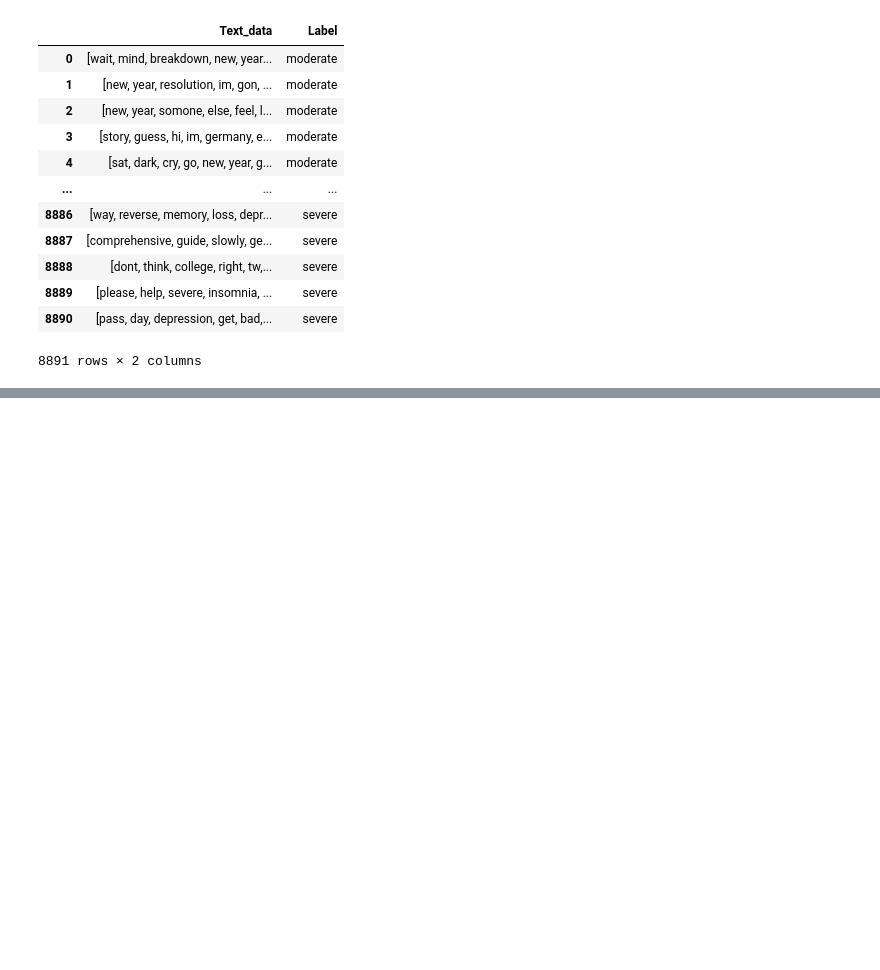
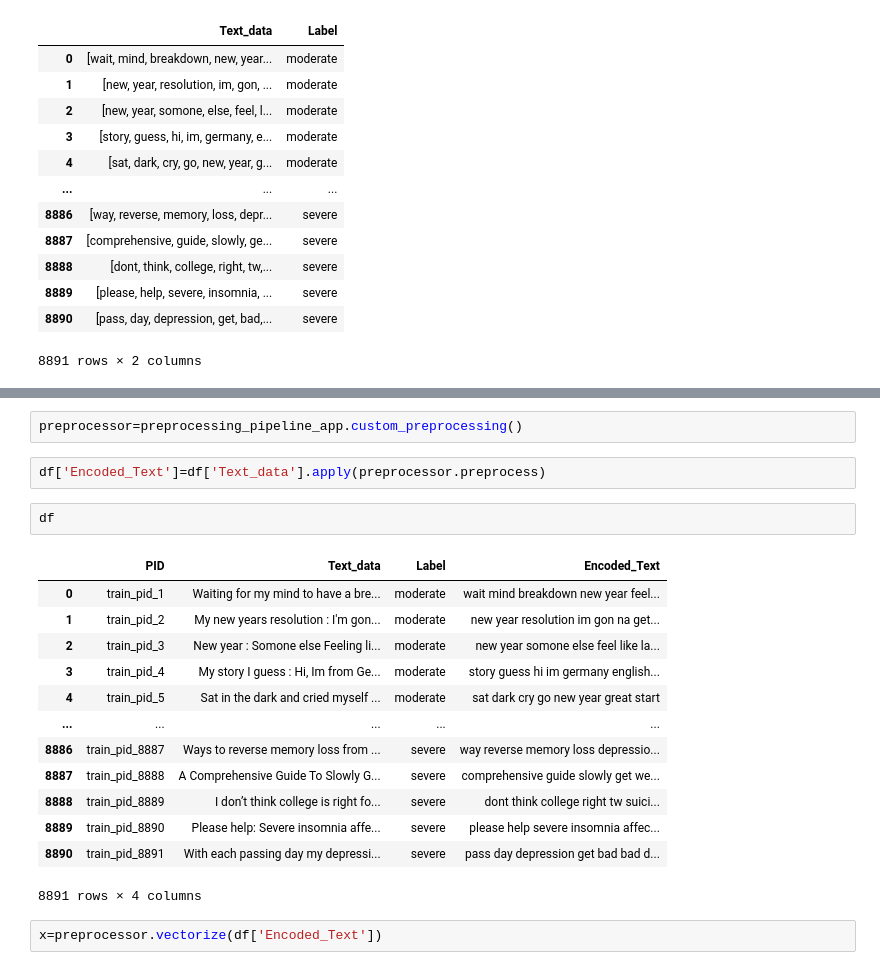
Before and after one commit to Avi-Ambastha/Depression_Detection, a Jupyter notebook: preprocessing/preprocess.ipynb, the cells around one changed output, grey strips where cells are left out. Cells and saved outputs as stored; diff of their text form; blank space fills up the shorter version.

```diff
--- a/preprocessing/preprocess.ipynb
+++ b/preprocessing/preprocess.ipynb
@@ -139,0 +160,22 @@ df.to_csv("preprocessed_data.csv")
+# %%
+preprocessor=preprocessing_pipeline_app.custom_preprocessing()
+# %%
+df['Encoded_Text']=df['Text_data'].apply(preprocessor.preprocess)
+# %%
+df
+# %% [output]
+|  | PID | Text_data | Label | Encoded_Text |
+| 0 | train_pid_1 | Waiting for my mind to have a bre... | moderate | wait mind breakdown new year feel... |
+| 1 | train_pid_2 | My new years resolution : I'm gon... | moderate | new year resolution im gon na get... |
+| 2 | train_pid_3 | New year : Somone else Feeling li... | moderate | new year somone else feel like la... |
+| 3 | train_pid_4 | My story I guess : Hi, Im from Ge... | moderate | story guess hi im germany english... |
+| 4 | train_pid_5 | Sat in the dark and cried myself ... | moderate | sat dark cry go new year great start |
+| ... | ... | ... | ... | ... |
+| 8886 | train_pid_8887 | Ways to reverse memory loss from ... | severe | way reverse memory loss depressio... |
+| 8887 | train_pid_8888 | A Comprehensive Guide To Slowly G... | severe | comprehensive guide slowly get we... |
+| 8888 | train_pid_8889 | I don’t think college is right fo... | severe | dont think college right tw suici... |
+| 8889 | train_pid_8890 | Please help: Severe insomnia affe... | severe | please help severe insomnia affec... |
+| 8890 | train_pid_8891 | With each passing day my depressi... | severe | pass day depression get bad bad d... |
+8891 rows × 4 columns
+# %%
+x=preprocessor.vectorize(df['Encoded_Text'])
```
Also changed, not shown: parts of 6 cells of this notebook, 9 other files.
